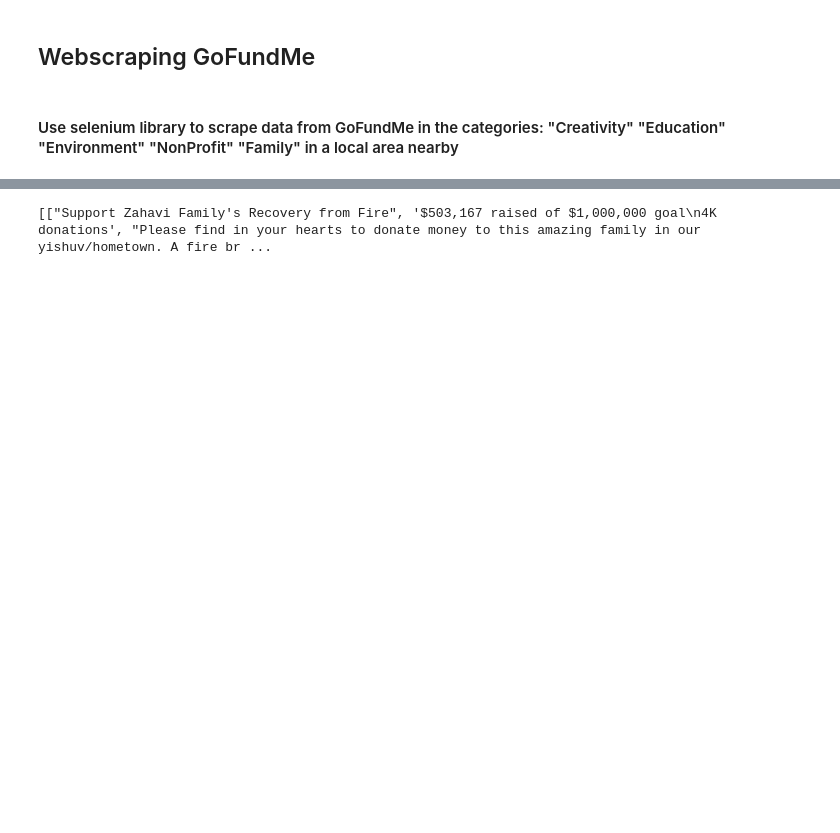
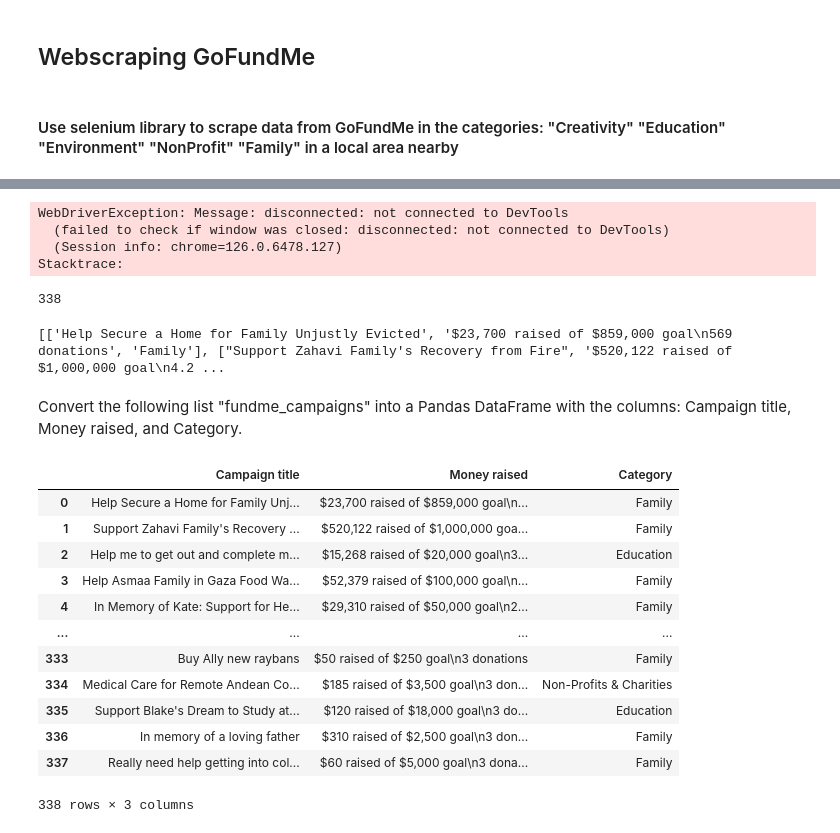
Before and after one commit to rp1177/Data-Analyst-Portfolio, a Jupyter notebook: Python/Untitled.ipynb, the cells around one changed output, grey strips where cells are left out. Saved outputs shown, nothing was run; the diff lists cells and outputs as text; code cells hidden in the pictures; blank space fills up the shorter version.

Commit message:
Developed scraping procedure with Selenium for GoFundMe

```diff
--- a/Python/Untitled.ipynb
+++ b/Python/Untitled.ipynb
@@ -30,32 +30,78 @@ fundme_campaigns = [] #list to store campaign information
 #the url page in question:
 url_page = "https://www.gofundme.com/s?location-lat=40.57870&location-lng=-74.22920&location-description=Carteret&c=13&c=17&c=342&c=8&c=4"
 
+options.add_argument("--headless=new")
 driver = webdriver.Chrome(options=options)
 driver.get(url_page)
-wait = WebDriverWait(driver, 10)  # Wait up to 10 seconds for all elements in the website to load
+wait = WebDriverWait(driver, 30)  # Wait up to 10 seconds for all elements in the website to load
+
+counter = 48 #start at 48 elements, increment it till it hits 1000
+
+for i in range(1000):
 
 
-for i in range(48):
+    if i == counter:
 
-    elements = driver.find_elements(By.CSS_SELECTOR, "div.full-state-list-card_mediaCardImage__edpE8")
-    time.sleep(3)
-    elements[i].click()
-    time.sleep(3)
+        counter+=48
+        time.sleep(3)
+        load_more = driver.find_element(By.CSS_SELECTOR, "div.hrt-disp-flex.hrt-justify-center.state-results_buttonWrapper__8XS__")
+        load_more.click()
+        time.sleep(5)
 
-    campaign_title = driver.find_element(By.CSS_SELECTOR, "header.p-campaign-header")
-    funds = driver.find_element(By.CSS_SELECTOR, "div.progress-meter_progressMeter__BYOlt")
-    summary = driver.find_element(By.CSS_SELECTOR, "div.campaign-description_campaignDescription__6P_RU")
-    category = driver.find_element(By.CSS_SELECTOR, "a.hrt-disp-flex.hrt-align-center.hrt-link.hrt-link--gray-dark")
+    else:
 
-    fundme_campaigns.append([campaign_title.text,funds.text,summary.text,category.text])
+        time.sleep(3)
+        elements = driver.find_elements(By.CSS_SELECTOR, "div.full-state-list-card_mediaCardImage__edpE8")
+        driver.execute_script("arguments[0].scrollIntoView();", elements[i])
+        time.sleep(3)
+        elements[i].click()
+        time.sleep(3)
 
-    driver.back()
-    time.sleep(5)
+        campaign_title = driver.find_element(By.CSS_SELECTOR, "header.p-campaign-header")
+        funds = driver.find_element(By.CSS_SELECTOR, "div.progress-meter_progressMeter__BYOlt")
+        #summary = driver.find_element(By.CSS_SELECTOR, "div.campaign-description_campaignDescription__6P_RU")
+        category = driver.find_element(By.CSS_SELECTOR, "a.hrt-disp-flex.hrt-align-center.hrt-link.hrt-link--gray-dark")
 
+        fundme_campaigns.append([campaign_title.text,funds.text,category.text])
+
+        driver.back()
+        time.sleep(5)
 
 print(fundme_campaigns)
-
+print("Number of elements found: ", len(elements))
 
 driver.close()
 # %% [output]
-[["Support Zahavi Family's Recovery from Fire", '$503,167 raised of $1,000,000 goal\n4K donations', "Please find in your hearts to donate money to this amazing family in our yishuv/hometown. A fire br ...
+WebDriverException: Message: disconnected: not connected to DevTools
+  (failed to check if window was closed: disconnected: not connected to DevTools)
+  (Session info: chrome=126.0.6478.127)
+Stacktrace:
+# %%
+print(len(fundme_campaigns)) #check how many campaigns were scraped
+# %% [output]
+338
+# %%
+print(fundme_campaigns) #checking the list
+# %% [output]
+[['Help Secure a Home for Family Unjustly Evicted', '$23,700 raised of $859,000 goal\n569 donations', 'Family'], ["Support Zahavi Family's Recovery from Fire", '$520,122 raised of $1,000,000 goal\n4.2 ...
+# %% [markdown]
+Convert the following list "fundme_campaigns" into a Pandas DataFrame with the columns: Campaign title, Money raised, and Category.
+# %%
+import pandas as pd
+
+campaigns_df = pd.DataFrame(fundme_campaigns, columns=['Campaign title', 'Money raised', 'Category'])
+campaigns_df
+# %% [output]
+|  | Campaign title | Money raised | Category |
+| 0 | Help Secure a Home for Family Unj... | $23,700 raised of $859,000 goal\n... | Family |
+| 1 | Support Zahavi Family's Recovery ... | $520,122 raised of $1,000,000 goa... | Family |
+| 2 | Help me to get out and complete m... | $15,268 raised of $20,000 goal\n3... | Education |
+| 3 | Help Asmaa Family in Gaza Food Wa... | $52,379 raised of $100,000 goal\n... | Family |
+| 4 | In Memory of Kate: Support for He... | $29,310 raised of $50,000 goal\n2... | Family |
+| ... | ... | ... | ... |
+| 333 | Buy Ally new raybans | $50 raised of $250 goal\n3 donations | Family |
+| 334 | Medical Care for Remote Andean Co... | $185 raised of $3,500 goal\n3 don... | Non-Profits & Charities |
+| 335 | Support Blake's Dream to Study at... | $120 raised of $18,000 goal\n3 do... | Education |
+| 336 | In memory of a loving father | $310 raised of $2,500 goal\n3 don... | Family |
+| 337 | Really need help getting into col... | $60 raised of $5,000 goal\n3 dona... | Family |
+338 rows × 3 columns
```
Also changed, not shown: parts of 9 cells of this notebook.
